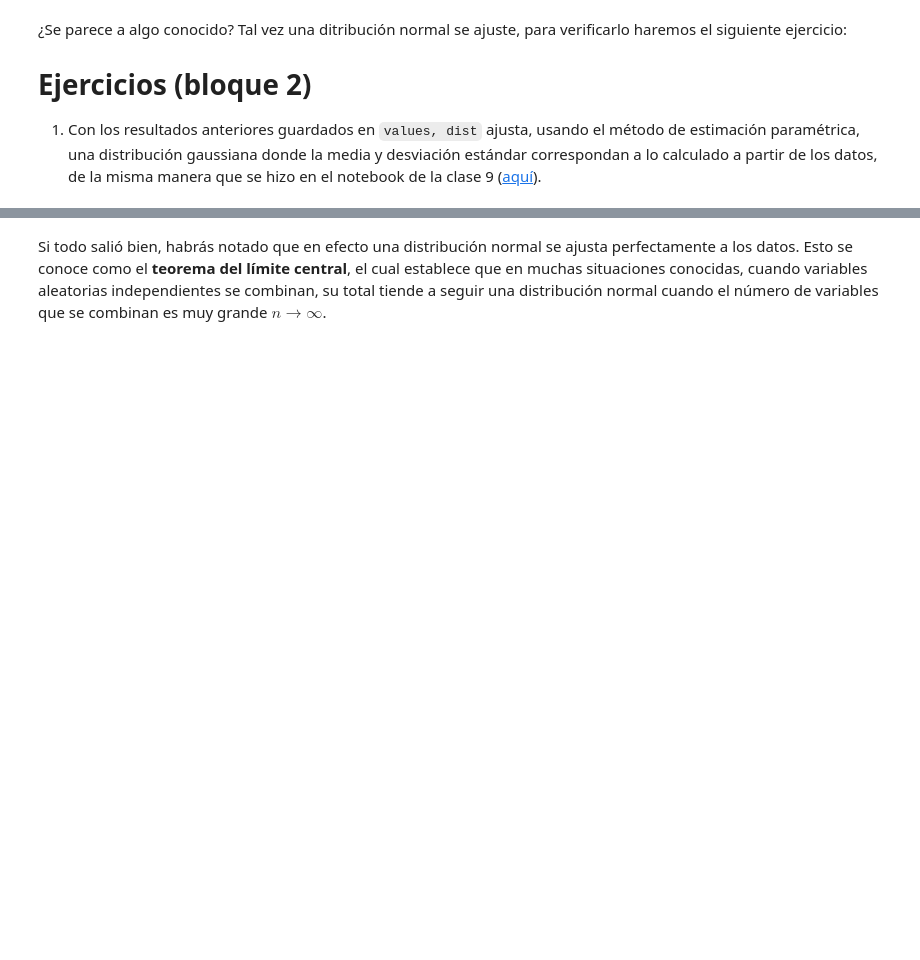
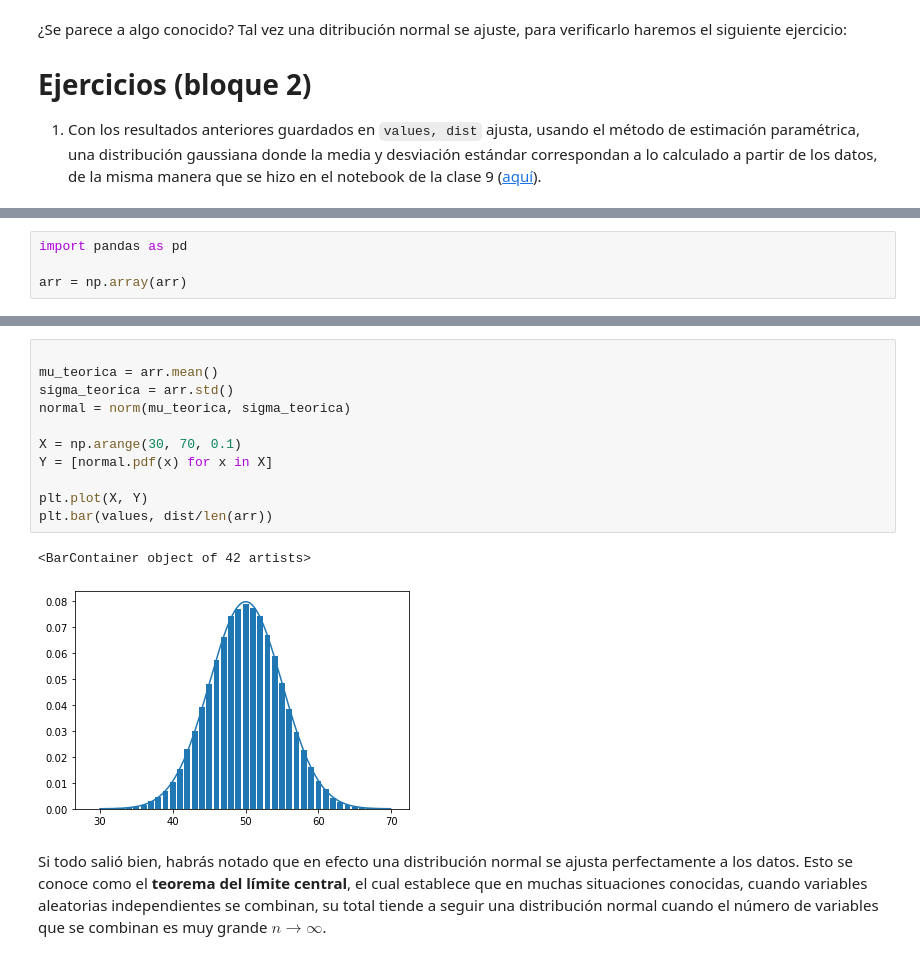
Before and after one commit to LuisReyes98/platzi-curso-matematicas-probabilidad, a Jupyter notebook: retos_finales/[Lecturas_9_10]DistribucionesDeProbabilidadContinuas.ipynb, the cells around one changed output, grey strips where cells are left out. Drawn from its saved outputs; the diff is of its cells as text; blank space fills up the shorter version.

```diff
--- a/retos_finales/[Lecturas_9_10]DistribucionesDeProbabilidadContinuas.ipynb
+++ b/retos_finales/[Lecturas_9_10]DistribucionesDeProbabilidadContinuas.ipynb
@@ -98,0 +169,4 @@ plt.bar(values, dist)
+# %%
+import pandas as pd
+
+arr = np.array(arr)
@@ -99,2 +207,16 @@ plt.bar(values, dist)
+# %%
+
+mu_teorica = arr.mean()
+sigma_teorica = arr.std()
+normal = norm(mu_teorica, sigma_teorica)
+
+X = np.arange(30, 70, 0.1)
+Y = [normal.pdf(x) for x in X]
+
+plt.plot(X, Y)
+plt.bar(values, dist/len(arr))
+# %% [output]
+<BarContainer object of 42 artists>
+[figure, added]
 # %% [markdown]
 Si todo salió bien, habrás notado que en efecto una distribución normal se ajusta perfectamente a los datos. Esto se conoce como el **teorema del límite central**, el cual establece que en muchas situaciones conocidas, cuando variables aleatorias independientes se combinan, su total tiende a seguir una distribución normal cuando el número de variables que se combinan es muy grande $n \rightarrow \infty$.
```
Also changed, not shown: parts of 20 cells of this notebook, 1 other file.
